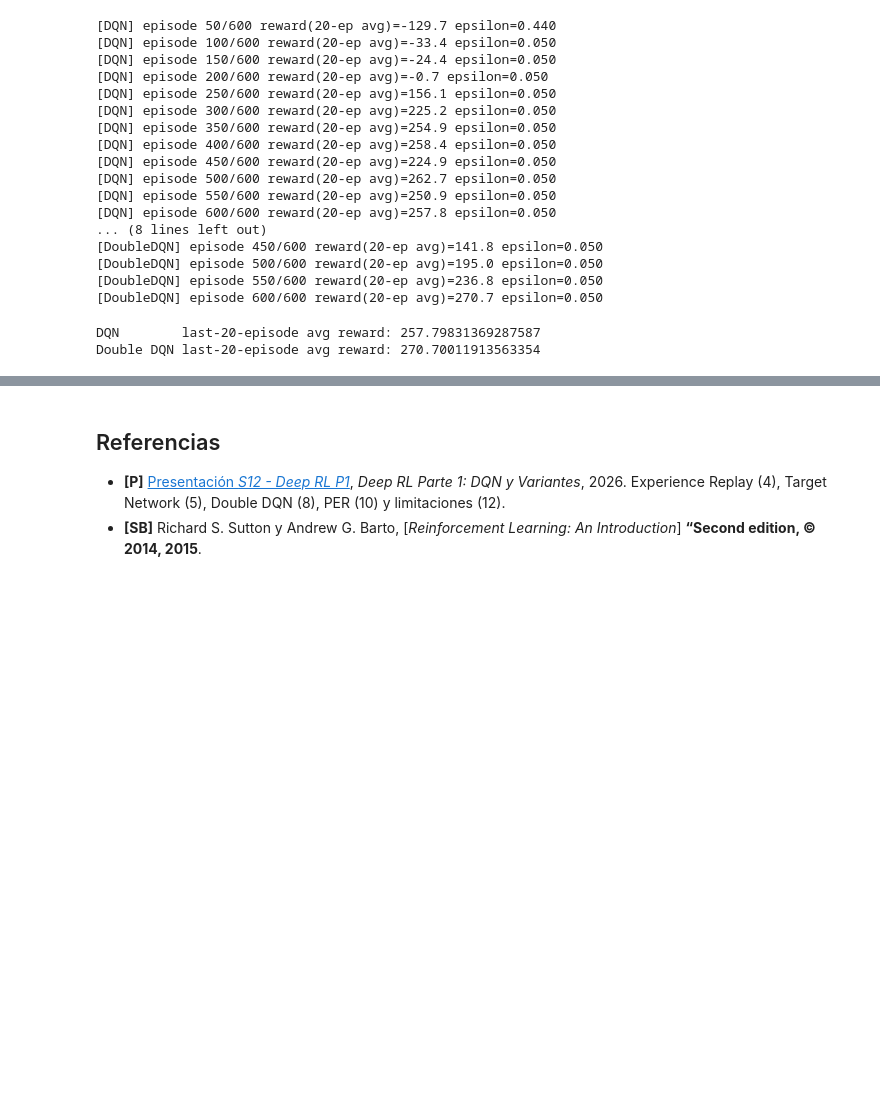
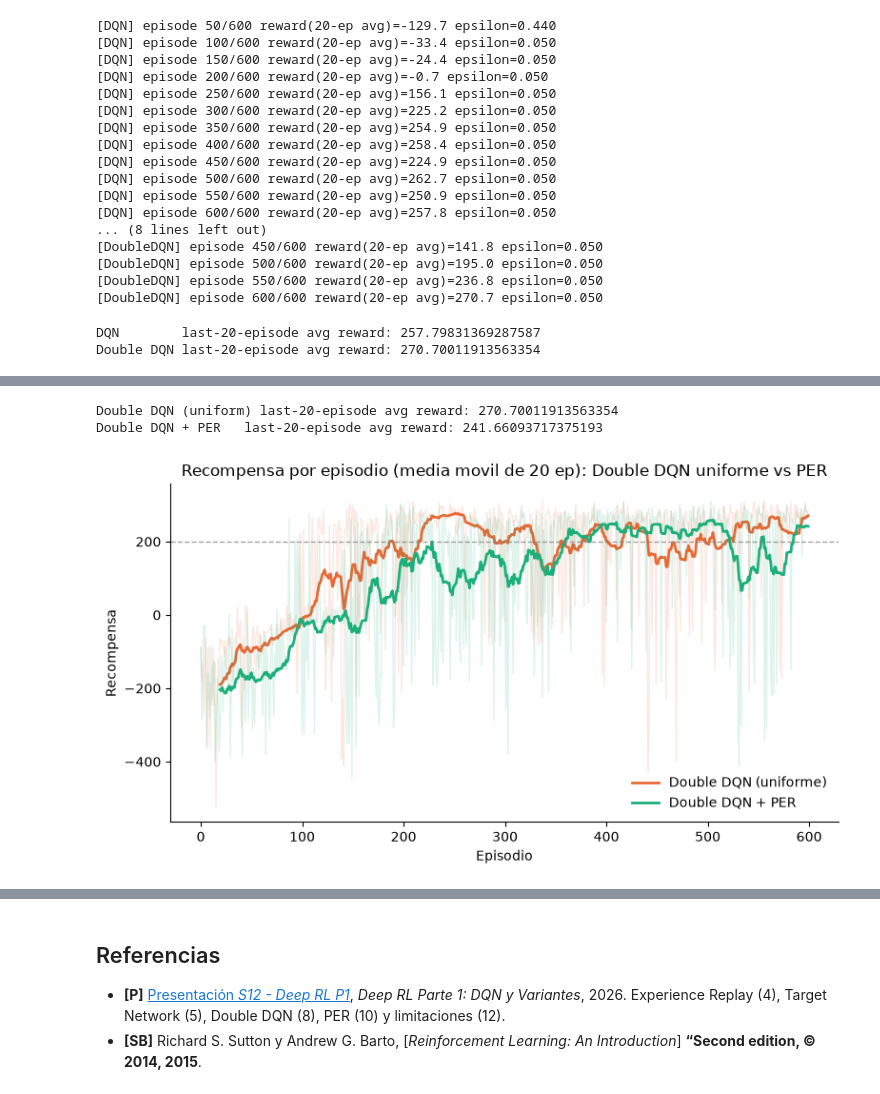
Before and after one commit to nel-eleven11/Lab7_RL, a Jupyter notebook: Lab7.ipynb, the cells around one changed output, grey strips where cells are left out. Saved outputs shown, nothing was run; the diff lists cells and outputs as text; code cells hidden in the pictures; blank space fills up the shorter version.

```diff
--- a/Lab7.ipynb
+++ b/Lab7.ipynb
@@ -587,0 +897,2 @@ Double DQN last-20-episode avg reward: 270.70011913563354
+# %%
+double_dqn_per_logs = train_per_agent(ENV_NAME, n_episodes=N_EPISODES, eval_states=eval_states, seed=0)
@@ -587,0 +912,24 @@ Double DQN last-20-episode avg reward: 270.70011913563354
+# %%
+with open("double_dqn_per_logs.csv", "w", newline="") as f:
+    writer = csv.writer(f)
+    writer.writerow(["episode", "reward", "avg_q", "avg_target"])
+    for i, (r, q, t) in enumerate(zip(double_dqn_per_logs["reward"], double_dqn_per_logs["avg_q"], double_dqn_per_logs["avg_target"])):
+        writer.writerow([i, r, q, t])
+
+print("Double DQN (uniform) last-20-episode avg reward:", np.mean(double_dqn_logs["reward"][-20:]))
+print("Double DQN + PER   last-20-episode avg reward:", np.mean(double_dqn_per_logs["reward"][-20:]))
+# %% [output]
+Double DQN (uniform) last-20-episode avg reward: 270.70011913563354
+Double DQN + PER   last-20-episode avg reward: 241.66093717375193
+# %%
+AQUA = "#1baf7a"
+
+fig, ax = plot_reward_curves([
+    (double_dqn_logs, ORANGE, "Double DQN (uniforme)"),
+    (double_dqn_per_logs, AQUA, "Double DQN + PER"),
+])
+ax.set_title("Recompensa por episodio (media movil de 20 ep): Double DQN uniforme vs PER")
+plt.tight_layout()
+plt.show()
+# %% [output]
+[figure, added]
```
Also changed, not shown: parts of 15 cells of this notebook, 1 other file.
